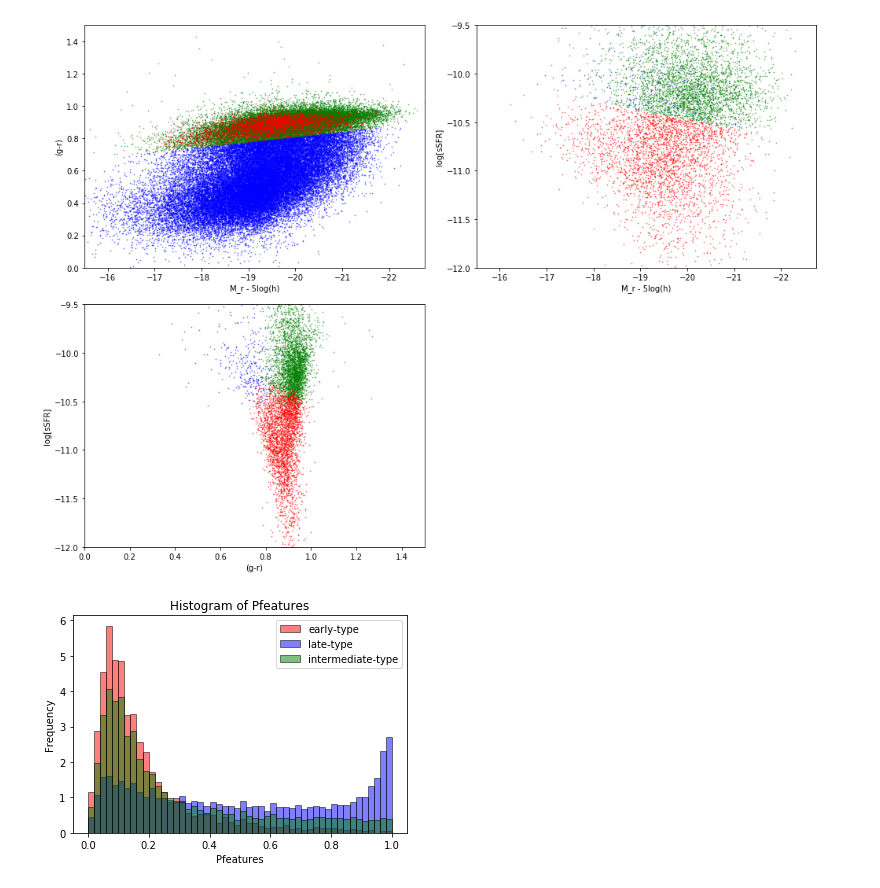
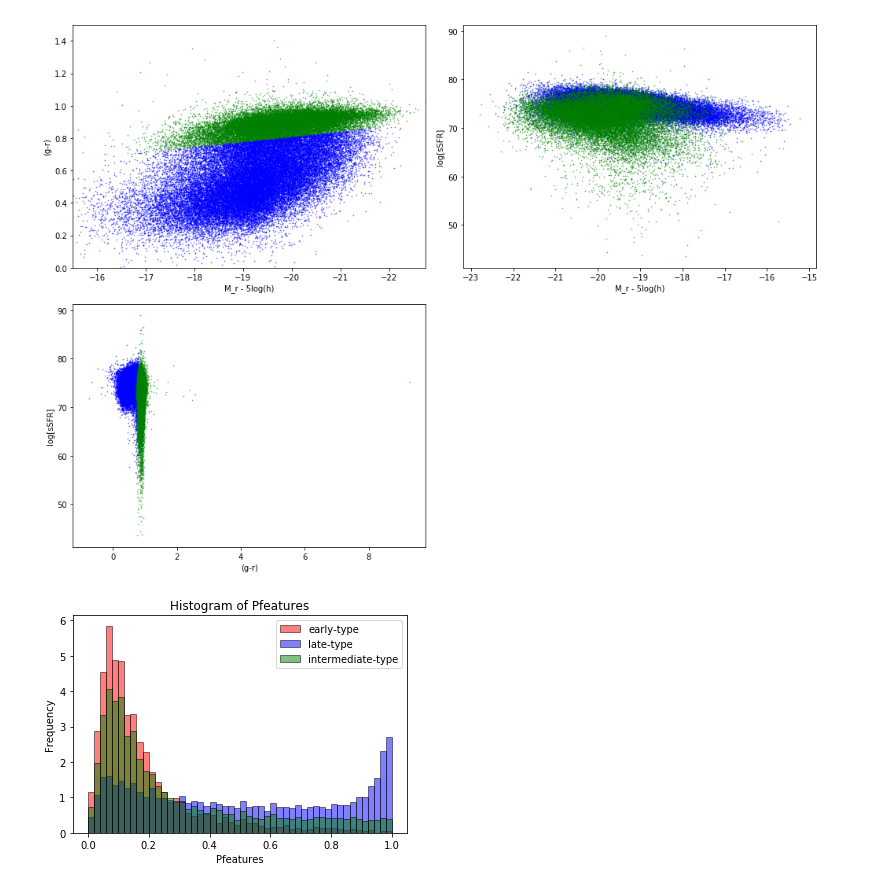
Before and after one commit to jaotter/Otter-Research-2017, a Jupyter notebook: early_late_classification.ipynb, the cells around one changed output. Cells and saved outputs as stored; diff of their text form; code cells hidden in the pictures.

Commit message:
in process of fixing SFR values

```diff
--- a/early_late_classification.ipynb
+++ b/early_late_classification.ipynb
@@ -3,6 +3,10 @@ import matplotlib.pyplot as plt
 from astropy.io import fits
 import numpy as np
 import math
+from astropy.cosmology import FlatLambdaCDM
+from astropy import units as u
+
+cosmo = FlatLambdaCDM(H0=70, Om0=0.3)
 # %%
 hdulist = fits.open('../petroC_nsa_gzoo.fits')
 tbdata = hdulist[1].data
@@ -37,15 +40,24 @@ int_sfr = []
 int_mr = []
 
 for i in np.arange(pfeatures.size):
-    if z[i] > 0.01 and z[i] < 0.06:
+    if z[i] > 0.01 and z[i] < 0.06 and HA[i] > 0 and HB[i] > 0:
         color_line = 0.7 - 0.032*(M_r[i] + 16.5)
-        #cline_arr.append(color_line)
         active_line = -10 + 0.094*(M_r[i] + 15)
-        #aline_arr.append(active_line)
 
-        #mr_arr.append(M_r[i])
+        #Convert fluxes to luminosities
+        FHA = HA[i]*u.erg / u.s / u.cm**2
+        FHA = FHA.to(u.W/(u.pc**2))
+        LHA = cosmo.luminosity_distance(z[i]).to(u.pc)**2 * 4 * math.pi * FHA
 
-        logsSFR = math.log(sSFR[i], 10)
+        FHB = HB[i]*u.erg / u.s / u.cm**2
+        FHB = FHB.to(u.W/(u.pc**2))
+        LHB = cosmo.luminosity_distance(z[i]).to(u.pc)**2 * 4 * math.pi * FHB
+
+        LHA_c = LHA*(((LHA/LHB)/2.8)**2.36) #corrected HA luminosity from Spindler et. al. 2017
+
+        logsSFR = math.log(LHA_c.value) - 41.1 #SFR calculated using Halpha flux from Spindler et al 2017
+
+        #logsSFR = D4000[i]
         if color[i] >= color_line: #red galaxies
             if logsSFR <= active_line: #passive galaxies - early type
                 early_pfeatures.append(pfeatures[i])
@@ -72,38 +84,38 @@ colors = [late_color, int_color, early_color]
 mrs = [late_mr, int_mr, early_mr]
 sfrs = [late_sfr, int_sfr, early_sfr]
 plot_color = ['b', 'g', 'r']
 
 #top left plot
 ax1 = fig.add_subplot(221)
 for i in np.arange(3):
     ax1.scatter(mrs[i], colors[i], color = plot_color[i], s=0.5, alpha=0.5)
 ax1.set_ylabel('(g-r)')
 ax1.set_xlabel('M_r - 5log(h)')
 ax1.set_ylim(0, 1.5)
 ax1.set_xlim(-15.5, -22.75)
 
 #top right plot
 ax2 = fig.add_subplot(222)
 for i in np.arange(3):
     ax2.scatter(mrs[i], sfrs[i], color = plot_color[i], s=0.5, alpha=0.5)
 ax2.set_ylabel('log[sSFR]')
 ax2.set_xlabel('M_r - 5log(h)')
-ax2.set_ylim(-12, -9.5)
-ax2.set_xlim(-15.5, -22.75)
+#ax2.set_ylim(-12, -9.5)
+#ax2.set_xlim(-15.5, -22.75)
 
 #bottom left plot
 ax3 = fig.add_subplot(223)
 for i in np.arange(3):
     ax3.scatter(colors[i], sfrs[i], color = plot_color[i], s=0.5, alpha=0.5)
 ax3.set_ylabel('log[sSFR]')
 ax3.set_xlabel('(g-r)')
-ax3.set_ylim(-12, -9.5)
-ax3.set_xlim(0,1.5)
+#ax3.set_ylim(-12, -9.5)
+#ax3.set_xlim(0,1.5)
 
 plt.tight_layout()
 plt.show()
 # %% [output]
-[figure, old version]
+[figure, new version]
 # %%
 plt.hist(early_pfeatures, 50, normed=1, facecolor='r', alpha=0.5, ec='black', label='early-type')
 plt.hist(late_pfeatures, 50, normed=1, facecolor='b', alpha=0.5, ec='black', label='late-type')
```
Also changed, not shown: parts of 1 cell of this notebook.
